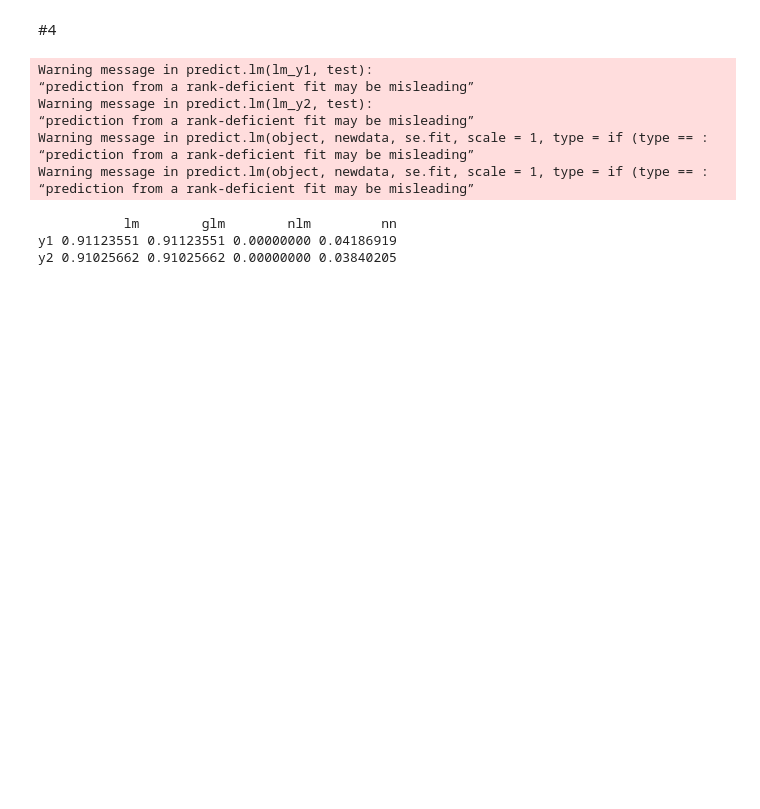
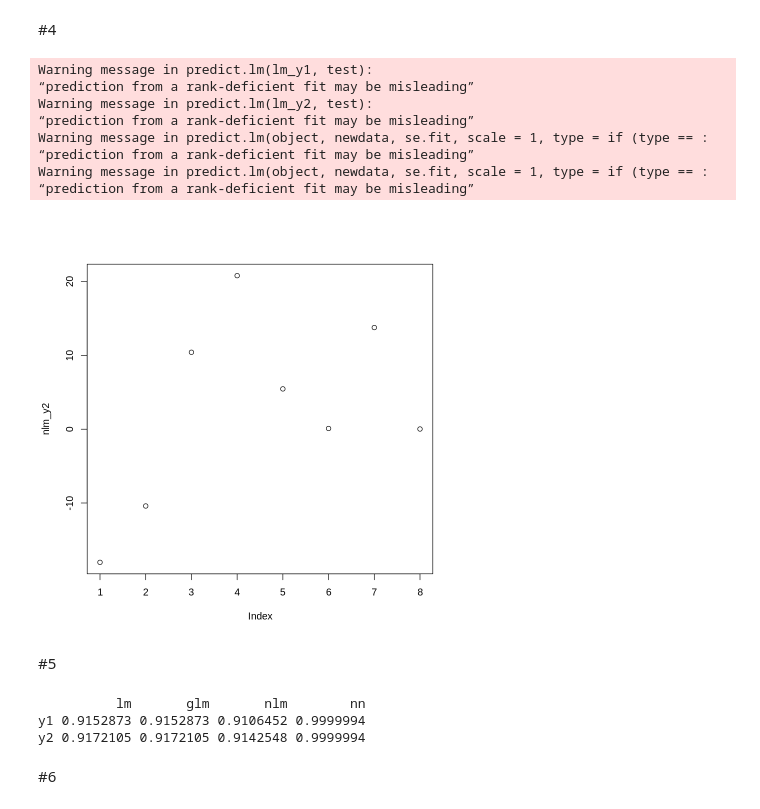
Before and after one commit to Viktory4121/MME, a Jupyter notebook: lab4.ipynb, the cells around one changed output. Drawn from its saved outputs; the diff is of its cells as text; code cells hidden in the pictures; blank space fills up the shorter version.

```diff
--- a/lab4.ipynb
+++ b/lab4.ipynb
@@ -101,0 +95,10 @@ ERROR: ignored
+# %%
+func_nlm <- function(a, b){
+  a[1]*b[1]+a[2]*b[2]+a[3]*b[3]+a[4]*b[4]+a[5]*b[5]+a[6]*b[6]+a[7]*b[7]+a[8]*b[8]
+}
+fun1 <- function(a){
+  sum((func_nlm(a, train[, 1:8]) - (train$Heating_Load))^2)
+}
+
+nlm_y1 <- nlm(fun1, p = c(0,0,0,0,0,0,0,0))$estimate
+summary(nlm_y1)
@@ -157,7 +163,8 @@ AIC: 3175.6
 
 Number of Fisher Scoring iterations: 2
 # %%
-nlm_y2 <- nlm(f = Cooling_Load ~ Relative_Compactness + Surface_Area
-            + Wall_Area + Roof_Area + Overall_Height + Orientation
-            + Glazing_Area + Glazing_Area_Distribution, data = train, p = c(0.0, 0.0, 0.0, 0.0, 0.0, 0.0, 0.0, 0.0))
+fun2 <- function(a){
+  sum((func_nlm(a, train[, 1:8]) - (train$Cooling_Load))^2)
+}
+nlm_y2 <- nlm(fun2, p = c(0.0, 0.0, 0.0, 0.0, 0.0, 0.0, 0.0, 0.0))$estimate
 summary(nlm_y2)
@@ -219,6 +220,12 @@ acc_nlm_y2 <- 0 #accuracy(pred_nlm_y1, test$Cooling_Load)
+# %%
+plot(nlm_y2)
+# %% [output]
+[figure, added]
+# %% [markdown]
+#5
 # %%
-r1 = c(acc_lm_y1, acc_glm_y1, acc_nlm_y1, acc_nn_y1)
-r2 = c(acc_lm_y2, acc_glm_y2, acc_nlm_y2, acc_nn_y2)
+r1 = c(acc_lm_y1, acc_glm_y1, acc_nlm_y1, acc_nn_y1[1])
+r2 = c(acc_lm_y2, acc_glm_y2, acc_nlm_y2, acc_nn_y2[1])
 
 table_0 <- matrix(c(r1,r2), ncol=4, byrow=TRUE)
 colnames(table_0) <- c('lm', 'glm', 'nlm', 'nn')
@@ -226,6 +233,8 @@ rownames(table_0) <- c('y1', 'y2')
 rezult <- as.table(table_0)
 print(rezult)
 # %% [output]
-           lm        glm        nlm         nn
-y1 0.91123551 0.91123551 0.00000000 0.04186919
-y2 0.91025662 0.91025662 0.00000000 0.03840205
+          lm       glm       nlm        nn
+y1 0.9152873 0.9152873 0.9106452 0.9999994
+y2 0.9172105 0.9172105 0.9142548 0.9999994
+# %% [markdown]
+#6
```
Also changed, not shown: parts of 13 cells of this notebook.
